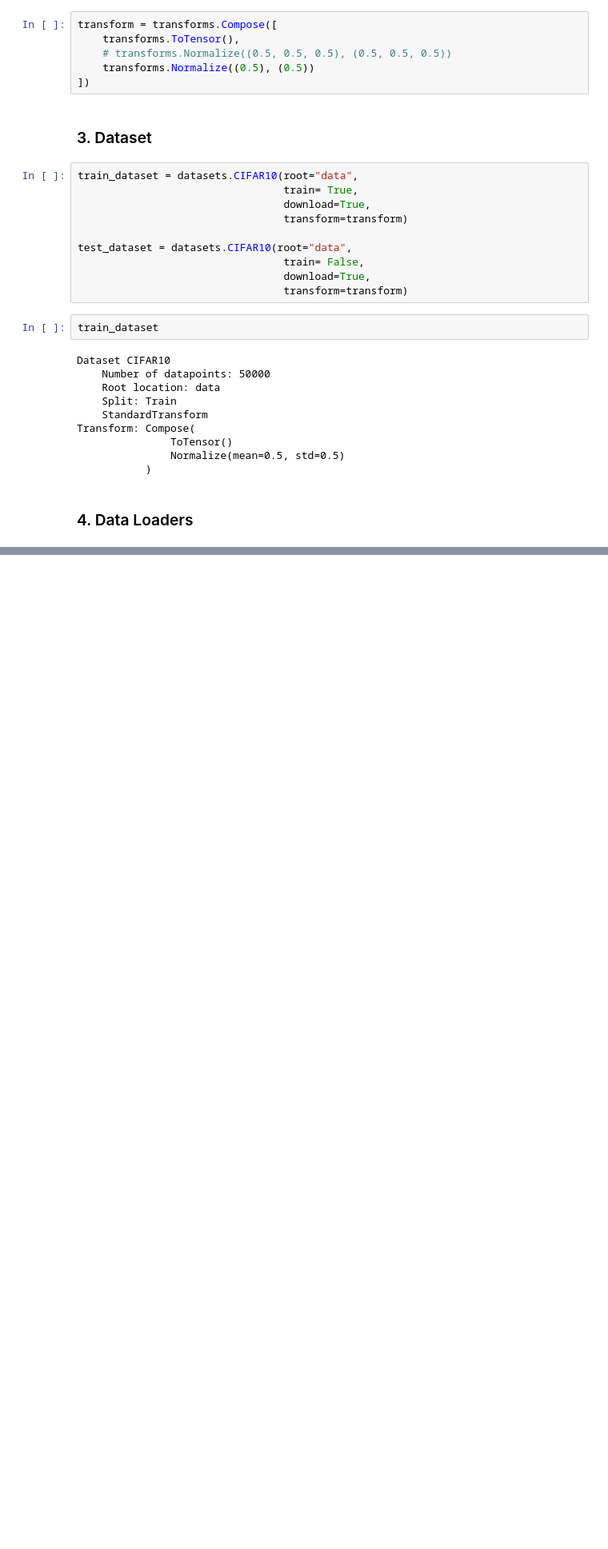
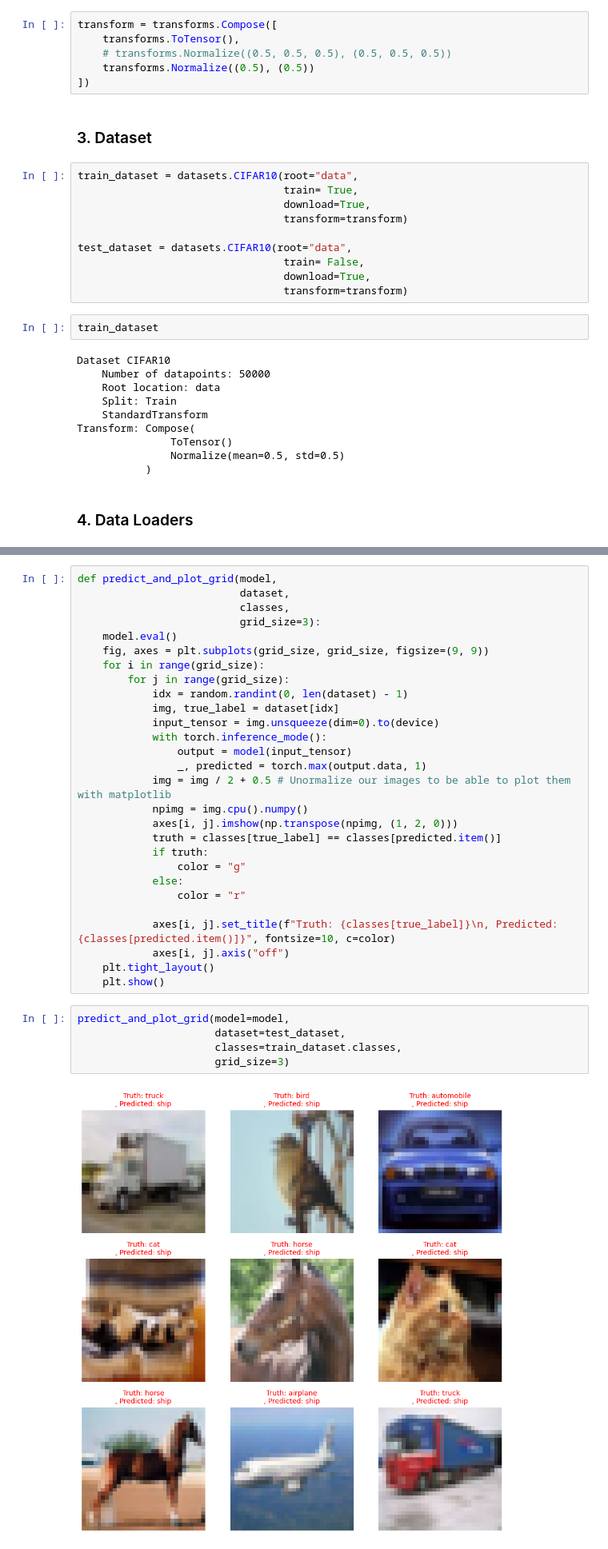
Before and after one commit to ham952/ViT, a Jupyter notebook: ViT.ipynb, the cells around one changed output, grey strips where cells are left out. Shown: that part at 80% size. Cells and saved outputs as stored; diff of their text form; blank space fills up the shorter version.

```diff
--- a/ViT.ipynb
+++ b/ViT.ipynb
@@ -66,0 +271,35 @@ Transform: Compose(
+# %%
+def predict_and_plot_grid(model,
+                          dataset,
+                          classes,
+                          grid_size=3):
+    model.eval()
+    fig, axes = plt.subplots(grid_size, grid_size, figsize=(9, 9))
+    for i in range(grid_size):
+        for j in range(grid_size):
+            idx = random.randint(0, len(dataset) - 1)
+            img, true_label = dataset[idx]
+            input_tensor = img.unsqueeze(dim=0).to(device)
+            with torch.inference_mode():
+                output = model(input_tensor)
+                _, predicted = torch.max(output.data, 1)
+            img = img / 2 + 0.5 # Unormalize our images to be able to plot them with matplotlib
+            npimg = img.cpu().numpy()
+            axes[i, j].imshow(np.transpose(npimg, (1, 2, 0)))
+            truth = classes[true_label] == classes[predicted.item()]
+            if truth:
+                color = "g"
+            else:
+                color = "r"
+
+            axes[i, j].set_title(f"Truth: {classes[true_label]}\n, Predicted: {classes[predicted.item()]}", fontsize=10, c=color)
+            axes[i, j].axis("off")
+    plt.tight_layout()
+    plt.show()
+# %%
+predict_and_plot_grid(model=model,
+                      dataset=test_dataset,
+                      classes=train_dataset.classes,
+                      grid_size=3)
+# %% [output]
+[figure, added]
```
Also changed, not shown: parts of 19 cells of this notebook.
